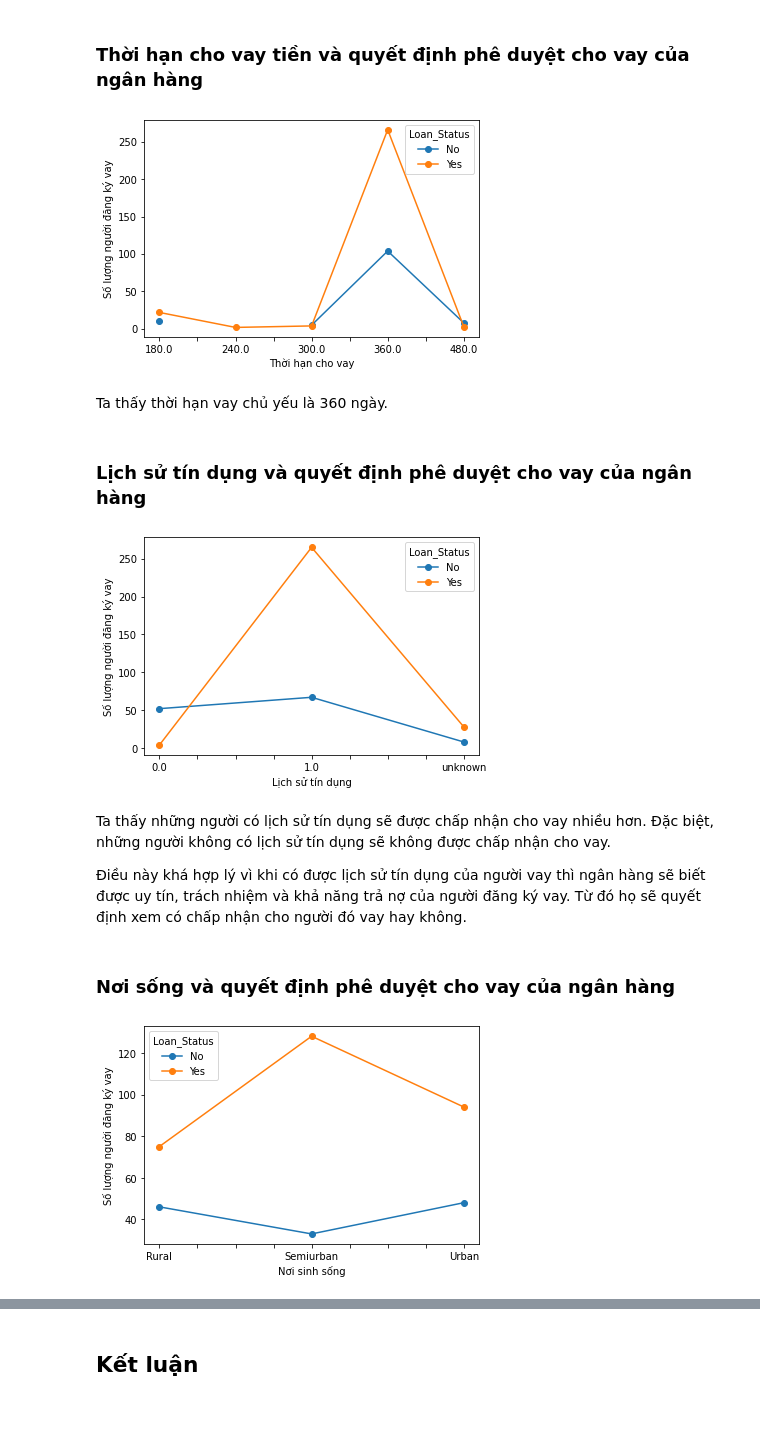
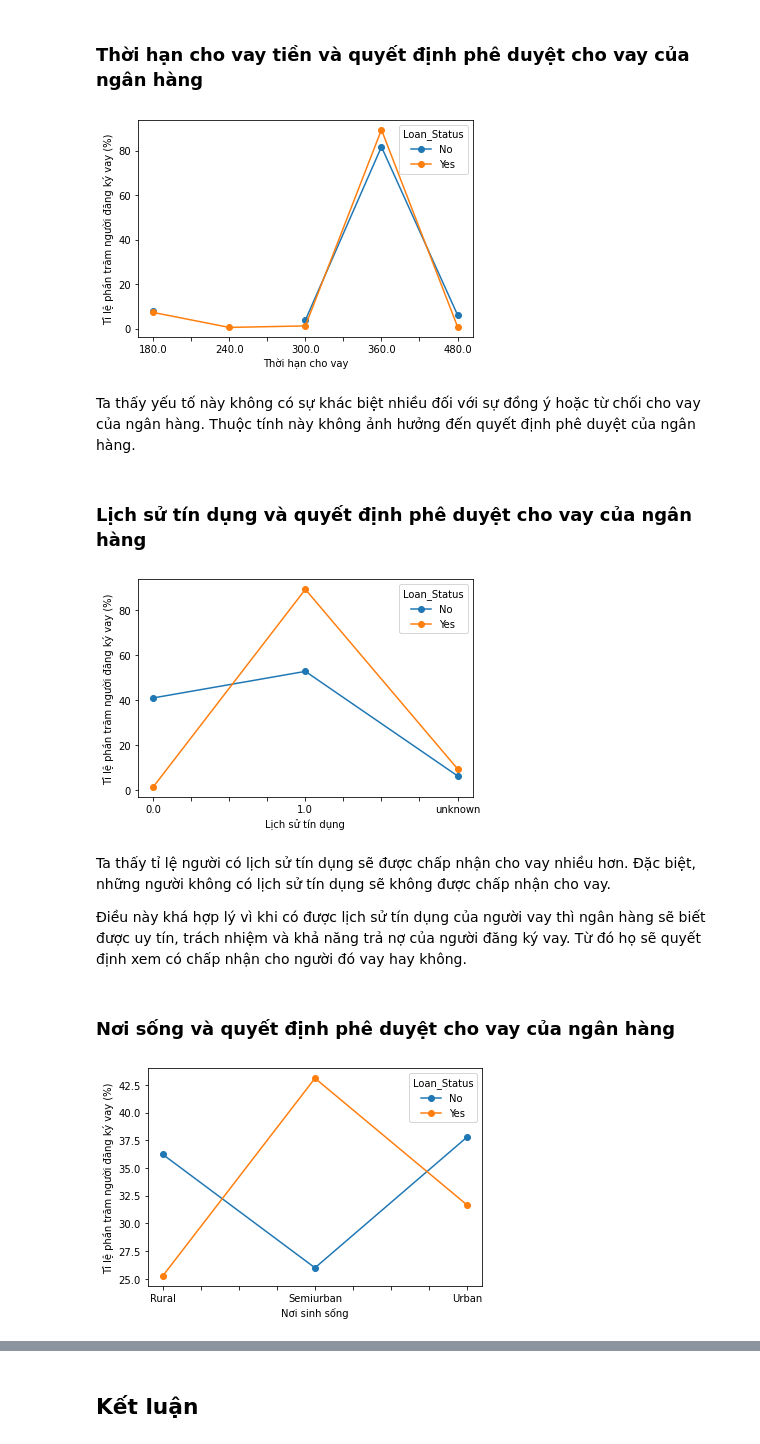
Before and after one commit to tonyvu1289/P4DS-FinalProject-vip, a Jupyter notebook: Final_Project.ipynb, the cells around one changed output, grey strips where cells are left out. Saved outputs shown, nothing was run; the diff lists cells and outputs as text; code cells hidden in the pictures; blank space fills up the shorter version.

```diff
--- a/Final_Project.ipynb
+++ b/Final_Project.ipynb
@@ -727,25 +732,27 @@ Những người không làm việc tự do (nghĩa là họ công cho công ty
 # %%
 term_status = data_df.groupby(['Loan_Status','Loan_Amount_Term'])['Loan_Amount_Term'].count()
 term_status_df = term_status.unstack(0)
-term_status_df.plot.line(marker='o')
+term_status_ratio = term_status_df[:]/term_status_df[:].sum()*100
+term_status_ratio.plot.line(marker='o')
 plt.xlabel('Thời hạn cho vay')
-plt.ylabel('Số lượng người đăng ký vay');
+plt.ylabel('Tỉ lệ phần trăm người đăng ký vay (%)');
 # %% [output]
-[figure, old version]
+[figure, new version]
 # %% [markdown]
-Ta thấy thời hạn vay chủ yếu là 360 ngày.
+Ta thấy yếu tố này không có sự khác biệt nhiều đối với sự đồng ý hoặc từ chối cho vay của ngân hàng. Thuộc tính này không ảnh hưởng đến quyết định phê duyệt của ngân hàng.
 # %% [markdown]
 ### Lịch sử tín dụng và quyết định phê duyệt cho vay của ngân hàng
 # %%
 credit_status = data_df.groupby(['Loan_Status','Credit_History'])['Credit_History'].count()
 credit_status_df = credit_status.unstack(0)
-credit_status_df.plot.line(marker='o')
+credit_status_ratio = credit_status_df[:]/credit_status_df[:].sum()*100
+credit_status_ratio.plot.line(marker='o')
 plt.xlabel('Lịch sử tín dụng')
-plt.ylabel('Số lượng người đăng ký vay');
+plt.ylabel('Tỉ lệ phần trăm người đăng ký vay (%)');
 # %% [output]
-[figure, old version]
+[figure, new version]
 # %% [markdown]
-Ta thấy những người có lịch sử tín dụng sẽ được chấp nhận cho vay nhiều hơn. Đặc biệt, những người không có lịch sử tín dụng sẽ không được chấp nhận cho vay.
+Ta thấy tỉ lệ người có lịch sử tín dụng sẽ được chấp nhận cho vay nhiều hơn. Đặc biệt, những người không có lịch sử tín dụng sẽ không được chấp nhận cho vay.
 
 Điều này khá hợp lý vì khi có được lịch sử tín dụng của người vay thì ngân hàng sẽ biết được uy tín, trách nhiệm và khả năng trả nợ của người đăng ký vay. Từ đó họ sẽ quyết định xem có chấp nhận cho người đó vay hay không.
 # %% [markdown]
@@ -753,8 +760,9 @@ Ta thấy những người có lịch sử tín dụng sẽ được chấp nh
 # %%
 area_status = data_df.groupby(['Loan_Status','Property_Area'])['Property_Area'].count()
 area_status_df = area_status.unstack(0)
-area_status_df.plot.line(marker='o')
+area_status_ratio = area_status_df[:]/area_status_df[:].sum()*100
+area_status_ratio.plot.line(marker='o')
 plt.xlabel('Nơi sinh sống')
-plt.ylabel('Số lượng người đăng ký vay');
+plt.ylabel('Tỉ lệ phần trăm người đăng ký vay (%)');
 # %% [output]
-[figure, old version]
+[figure, new version]
```
Also changed, not shown: parts of 16 cells of this notebook.
